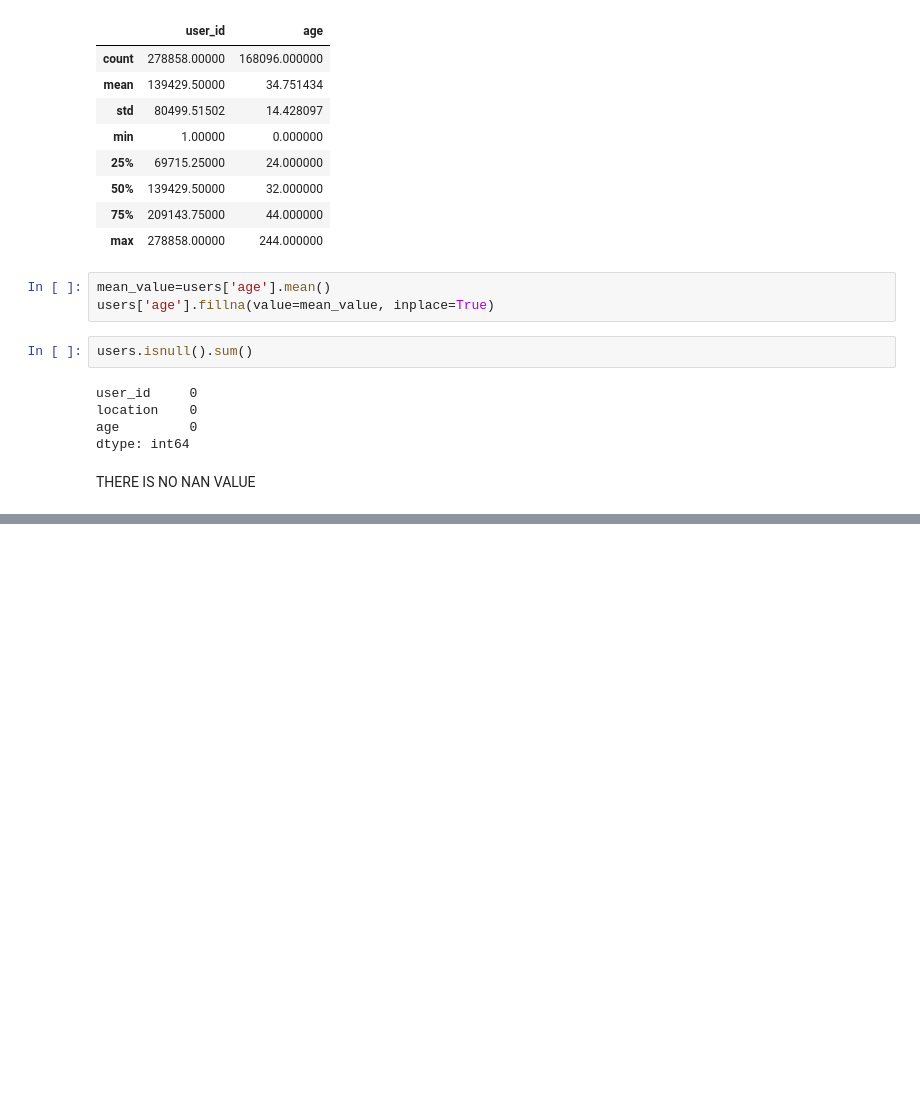
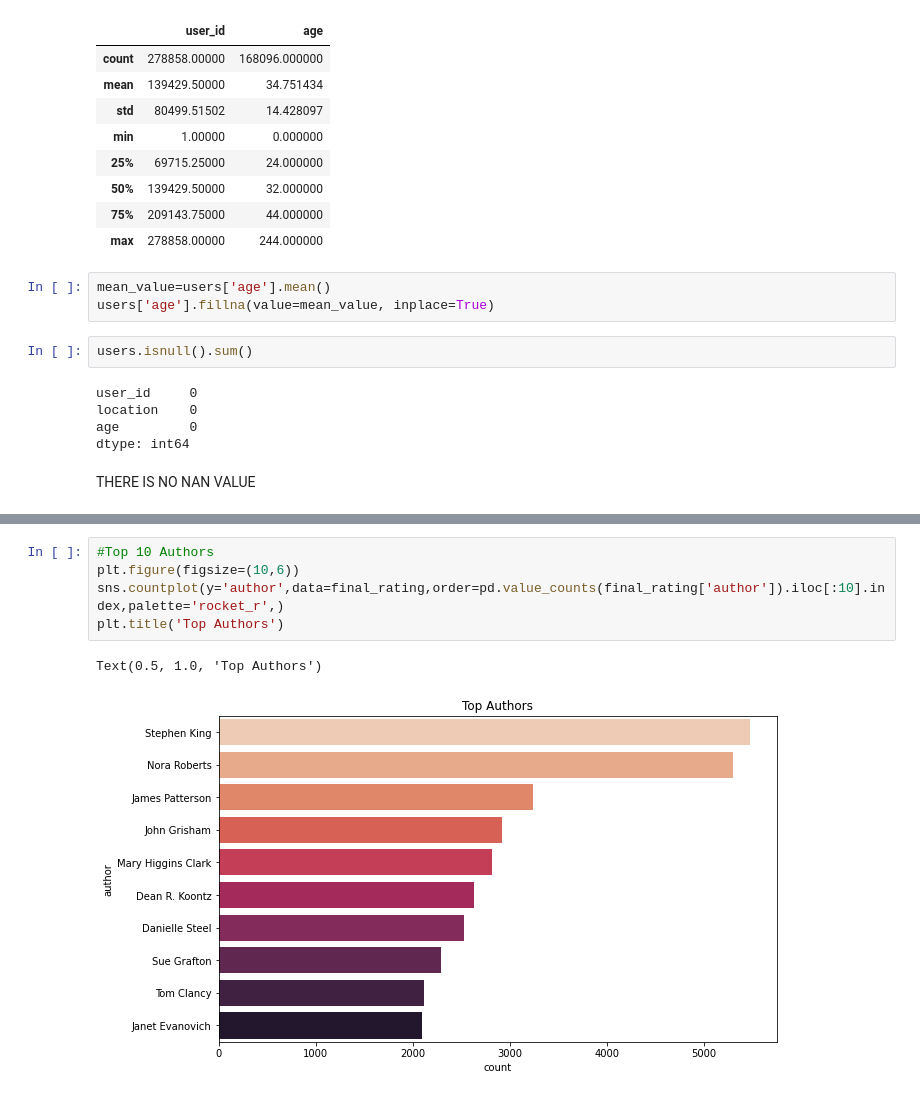
Before and after one commit to deepali2062/-Book_Recommender_System, a Jupyter notebook: Book_Recommender_System.ipynb, the cells around one changed output, grey strips where cells are left out. Drawn from its saved outputs; the diff is of its cells as text; blank space fills up the shorter version.

```diff
--- a/Book_Recommender_System.ipynb
+++ b/Book_Recommender_System.ipynb
@@ -198,0 +446,8 @@ Name: author, Length: 102023, dtype: int64
+# %%
+#Top 10 Authors
+plt.figure(figsize=(10,6))
+sns.countplot(y='author',data=final_rating,order=pd.value_counts(final_rating['author']).iloc[:10].index,palette='rocket_r',)
+plt.title('Top Authors')
+# %% [output]
+Text(0.5, 1.0, 'Top Authors')
+[figure, added]
```
Also changed, not shown: parts of 60 cells of this notebook.
